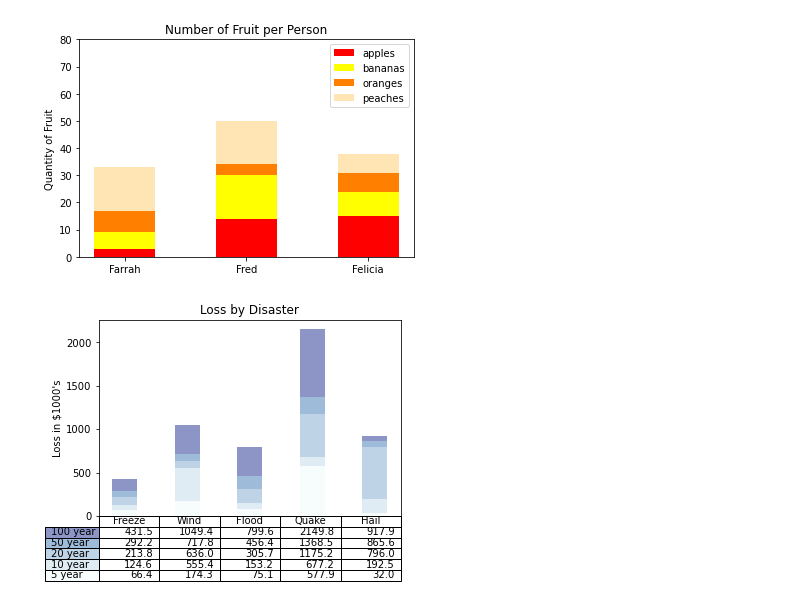
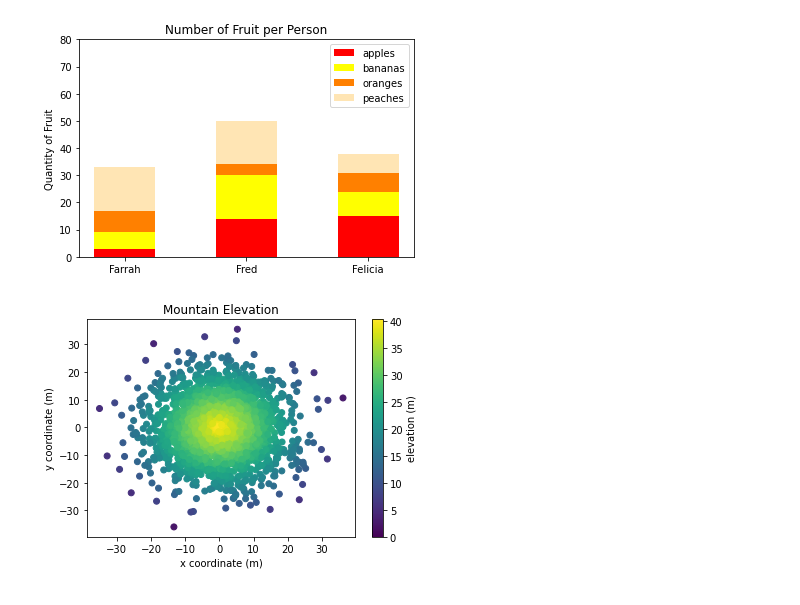
Before and after one commit to Juand0145/Machine_learning, a Jupyter notebook: math/0x01-plotting/graphs.ipynb, the cells around one changed output. Drawn from its saved outputs; the diff is of its cells as text; code cells hidden in the pictures.

```diff
--- a/math/0x01-plotting/graphs.ipynb
+++ b/math/0x01-plotting/graphs.ipynb
@@ -188,58 +188,23 @@ plt.legend(labels=fruits)
 plt.show()
 # %% [output]
 [figure]
-# %%
-import numpy as np
-import matplotlib.pyplot as plt
-
-
-data = [[ 66386, 174296,  75131, 577908,  32015],
-        [ 58230, 381139,  78045,  99308, 160454],
-        [ 89135,  80552, 152558, 497981, 603535],
-        [ 78415,  81858, 150656, 193263,  69638],
-        [139361, 331509, 343164, 781380,  52269]]
-
-columns = ('Freeze', 'Wind', 'Flood', 'Quake', 'Hail')
-rows = ['%d year' % x for x in (100, 50, 20, 10, 5)]
-
-values = np.arange(0, 2500, 500)
-value_increment = 1000
-
-# Get some pastel shades for the colors
-colors = plt.cm.BuPu(np.linspace(0, 0.5, len(rows)))
-n_rows = len(data)
-
-index = np.arange(len(columns)) + 0.3
-bar_width = 0.4
-
-# Initialize the vertical-offset for the stacked bar chart.
-y_offset = np.zeros(len(columns))
-
-# Plot bars and create text labels for the table
-cell_text = []
-for row in range(n_rows):
-    plt.bar(index, data[row], bar_width, bottom=y_offset, color=colors[row])
-    y_offset = y_offset + data[row]
-    cell_text.append(['%1.1f' % (x / 1000.0) for x in y_offset])
-# Reverse colors and text labels to display the last value at the top.
-colors = colors[::-1]
-cell_text.reverse()
-
-# Add a table at the bottom of the axes
-the_table = plt.table(cellText=cell_text,
-                      rowLabels=rows,
-                      rowColours=colors,
-                      colLabels=columns,
-                      loc='bottom')
-
-# Adjust layout to make room for the table:
-plt.subplots_adjust(left=0.2, bottom=0.2)
-
-plt.ylabel("Loss in ${0}'s".format(value_increment))
-plt.yticks(values * value_increment, ['%d' % val for val in values])
-plt.xticks([])
-plt.title('Loss by Disaster')
-
-plt.show()
-# %% [output]
-[figure, removed]
+# %%
+#!/usr/bin/env python3
+import numpy as np
+import matplotlib.pyplot as plt
+
+np.random.seed(5)
+
+x = np.random.randn(2000) * 10
+y = np.random.randn(2000) * 10
+z = np.random.rand(2000) + 40 - np.sqrt(np.square(x) + np.square(y))
+
+plt.scatter(x, y, c=z, vmin=0, vmax=z.max())
+plt.title("Mountain Elevation")
+plt.xlabel("x coordinate (m)")
+plt.ylabel("y coordinate (m)")
+plt.colorbar(label="elevation (m)")
+
+plt.show()
+# %% [output]
+[figure, added]
```
Also changed, not shown: 1 other file.
